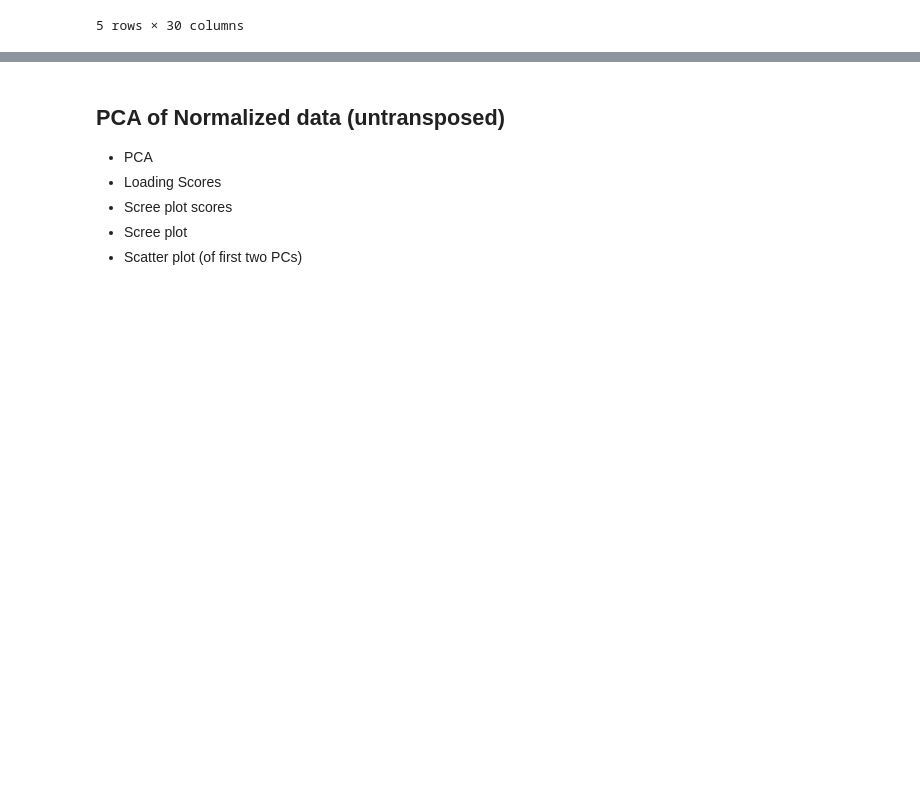
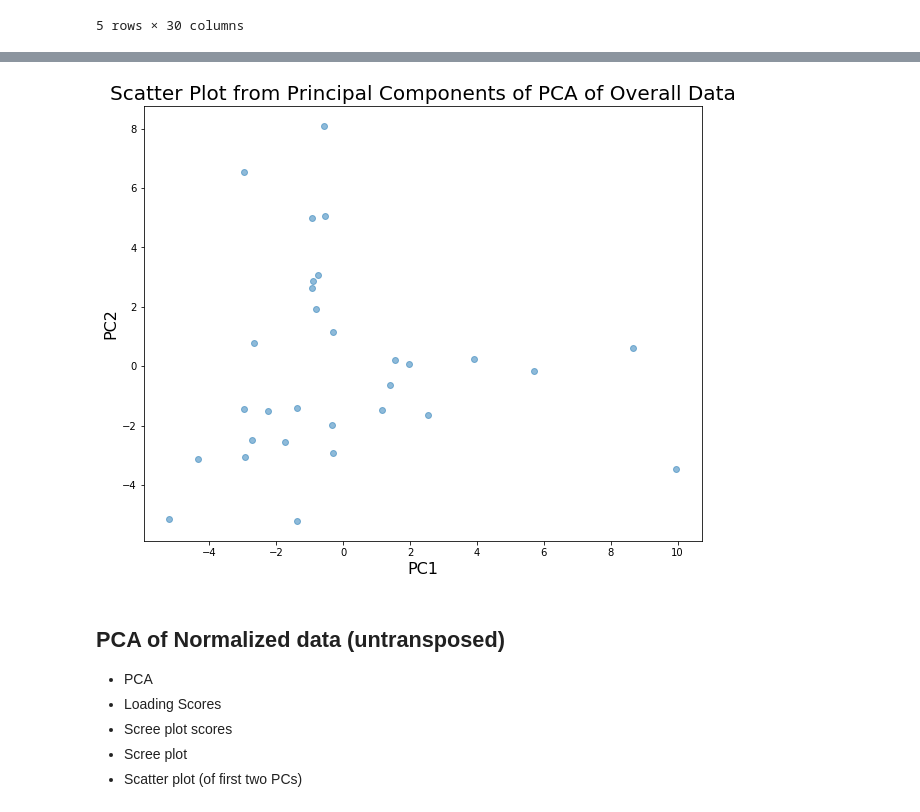
Before and after one commit to kaykrish/comab, a Jupyter notebook: oad_pca1_of_overall.ipynb, the cells around one changed output, grey strips where cells are left out. Cells and saved outputs as stored; diff of their text form; code cells hidden in the pictures; blank space fills up the shorter version.

```diff
--- a/oad_pca1_of_overall.ipynb
+++ b/oad_pca1_of_overall.ipynb
@@ -63,3 +219,19 @@ oad_norm.head()
+# %%
+#Make scatter Plot of non-transposed data
+#Initialize figure
+fig2 = plt.figure(figsize=(10,8))
+
+#Plot histogram
+plt.scatter(x = pca_df_norm_t['PC1'], y = pca_df_norm_t['PC2'], alpha=0.5)
+
+#Titles and lables
+plt.ylabel('PC2', fontsize=16)
+plt.xlabel('PC1', fontsize=16)
+plt.title("Scatter Plot from Principal Components of PCA of Overall Data", fontsize=20)
+
+plt.show()
+# %% [output]
+[figure, added]
 # %% [markdown]
 ## PCA of Normalized data (untransposed)
  - PCA
```
Also changed, not shown: parts of 29 cells of this notebook, 2 other files.
